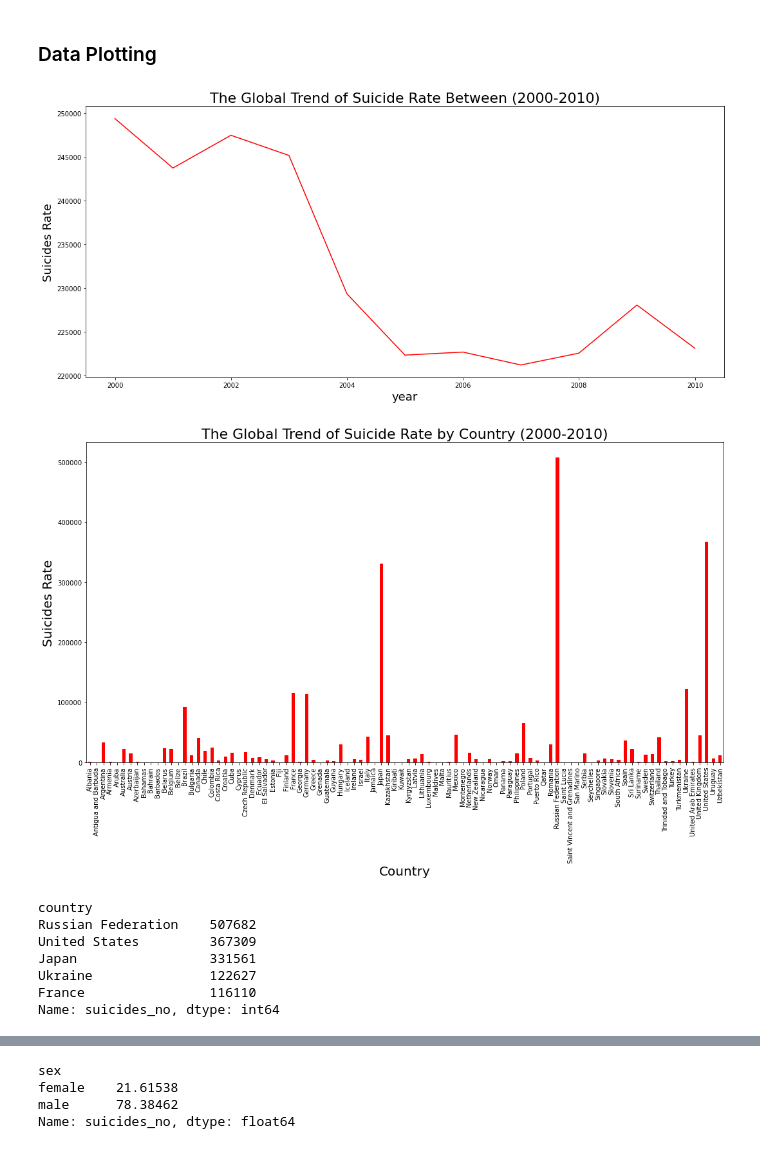
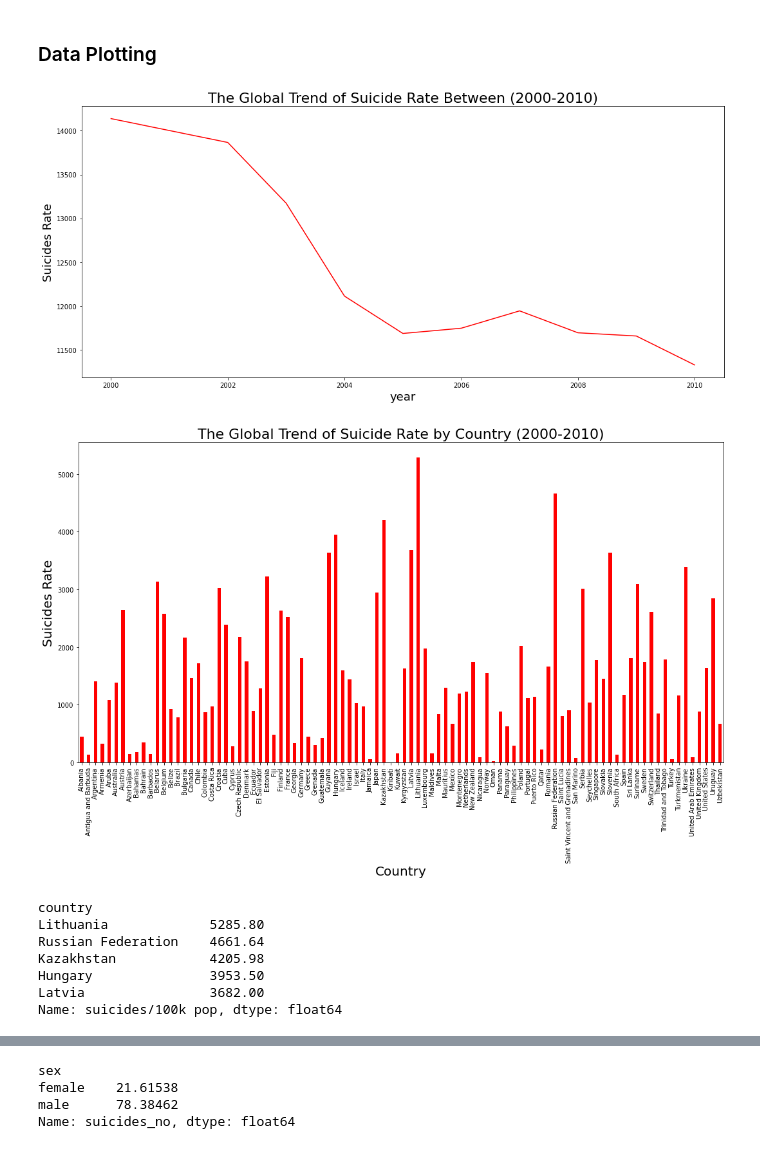
Before and after one commit to mguner-data/Global_Suicide_Data_Analysis, a Jupyter notebook: SuicidePy_AL.ipynb, the cells around one changed output, grey strips where cells are left out. Saved outputs shown, nothing was run; the diff lists cells and outputs as text; code cells hidden in the pictures.

```diff
--- a/SuicidePy_AL.ipynb
+++ b/SuicidePy_AL.ipynb
@@ -69,6 +69,6 @@ dtypes: float64(2), int64(4), object(7)
 memory usage: 2.9+ MB
 # %%
 # Create a clean DataFrame by dropping unwanted columns
-combined_data.drop(['suicides/100k pop','HDI for year','generation'],axis=1, inplace=True)
+combined_data.drop(['HDI for year','generation'],axis=1, inplace=True)
 combined_data.head()
 # %% [output]
@@ -177,7 +177,7 @@ suicides_no_stats.to_csv("output_data_AL/suicides_no_stats.csv")
 # %%
 # bar plot showing the global trend of the suicide no per year
 
-suicide_global_trend_year = suicide_data_2000s.groupby('year')['suicides_no'].sum()
+suicide_global_trend_year = suicide_data_2000s.groupby('year')['suicides/100k pop'].sum()
 suicide_global_trend_year.plot(kind='line', figsize=(15,7),color="r")
 plt.title('The Global Trend of Suicide Rate Between (2000-2010)', fontsize=22)
 plt.xlabel("year", fontsize=18)
@@ -186,33 +186,33 @@ plt.tight_layout()
 plt.savefig('output_data_AL/suicide_global_trend.pdf')
 plt.show()
 # %% [output]
-[figure, old version]
+[figure, new version]
 # %%
 # bar plot showing the global trend of the suicide rate per country
 
-suicide_global_trend_country = suicide_data_2000s_by_country['suicides_no'].sum()
+suicide_global_trend_country = suicide_data_2000s_by_country['suicides/100k pop'].sum()
 suicide_global_trend_country.plot(kind='bar', figsize=(15,10),color="r")
 #suicides_no_stats['suicides_no_mean']
 plt.title('The Global Trend of Suicide Rate by Country (2000-2010)', fontsize=22)
 plt.xlabel("Country", fontsize=20)
 plt.ylabel("Suicides Rate", fontsize=20)
 plt.tight_layout()
 plt.savefig('output_data_AL/suicide_global_trend_by_country.pdf')
 plt.show()
 # %% [output]
-[figure, old version]
+[figure, new version]
 # %%
 # Top 5 countries with highest suicide no
-suicide_no_per_country = suicide_data_2000s.groupby('country')['suicides_no'].agg('sum').sort_values(ascending=False).head(5)
+suicide_no_per_country = suicide_data_2000s.groupby('country')['suicides/100k pop'].agg('sum').sort_values(ascending=False).head(5)
 suicide_no_per_country
 # %% [output]
 country
-Russian Federation    507682
-United States         367309
-Japan                 331561
-Ukraine               122627
-France                116110
-Name: suicides_no, dtype: int64
+Lithuania             5285.80
+Russian Federation    4661.64
+Kazakhstan            4205.98
+Hungary               3953.50
+Latvia                3682.00
+Name: suicides/100k pop, dtype: float64
 # %%
 suicide_no_per_country.plot(kind='bar', figsize=(15,7),color="r")
 plt.title('The Top 5 Countries in Suicide (2000-2010)', fontsize=22)
```
Also changed, not shown: parts of 16 cells of this notebook, 14 other files.
